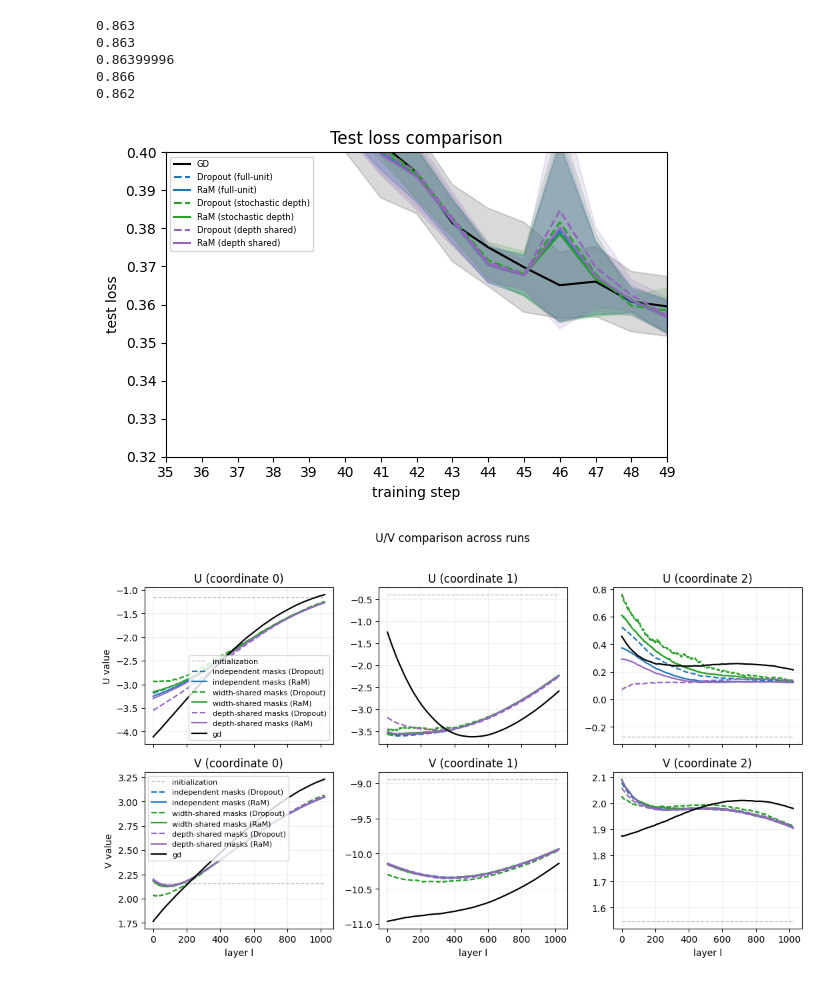
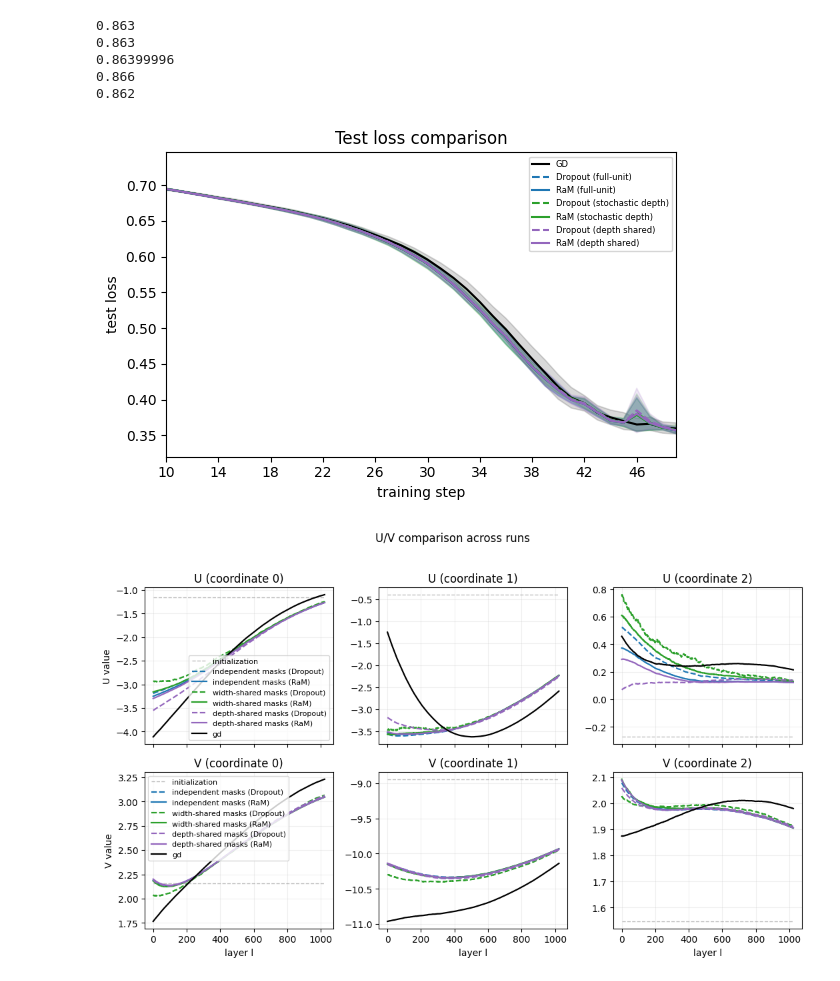
Before and after one commit to xavimaass/dropout_and_ram_2026, a Jupyter notebook: plots_from_single_run.ipynb, the cells around one changed output. Saved outputs shown, nothing was run; the diff lists cells and outputs as text; code cells hidden in the pictures.

```diff
--- a/plots_from_single_run.ipynb
+++ b/plots_from_single_run.ipynb
@@ -203,9 +203,9 @@ def plot_test_loss_compare_all_runs(show=True, xlim=None, ylim=None, eval_every=
         plt.show()
     return fig
 # %%
-fig = plot_test_loss_compare_all_runs(xlim=(35, None), ylim=(0.32,0.4), eval_every=eval_every, n_steps=n_steps)
+fig = plot_test_loss_compare_all_runs(xlim=(10, None), ylim=(0.32,None), eval_every=eval_every, n_steps=n_steps)
 # %% [output]
-[figure, old version]
+[figure, new version]
 # %%
 #fig.savefig(f"plots/mnist_loss_ram_do_all_variants_N{N}_datasetL{L}M{M}.pdf")
 # %%
```
Also changed, not shown: parts of 1 cell of this notebook, 1 other file.
